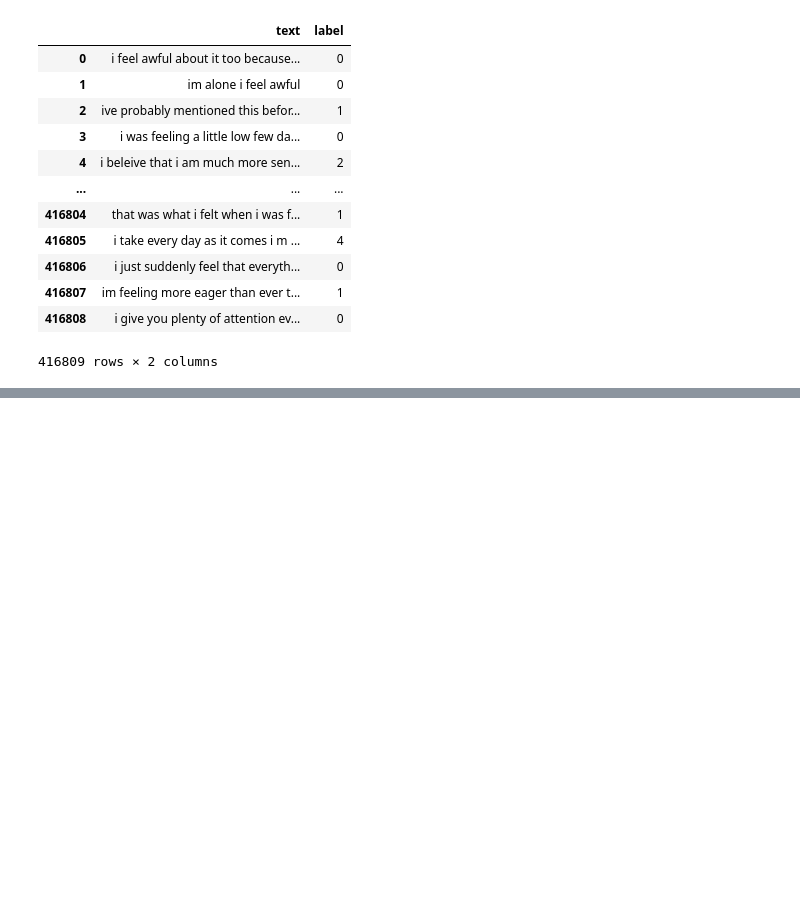
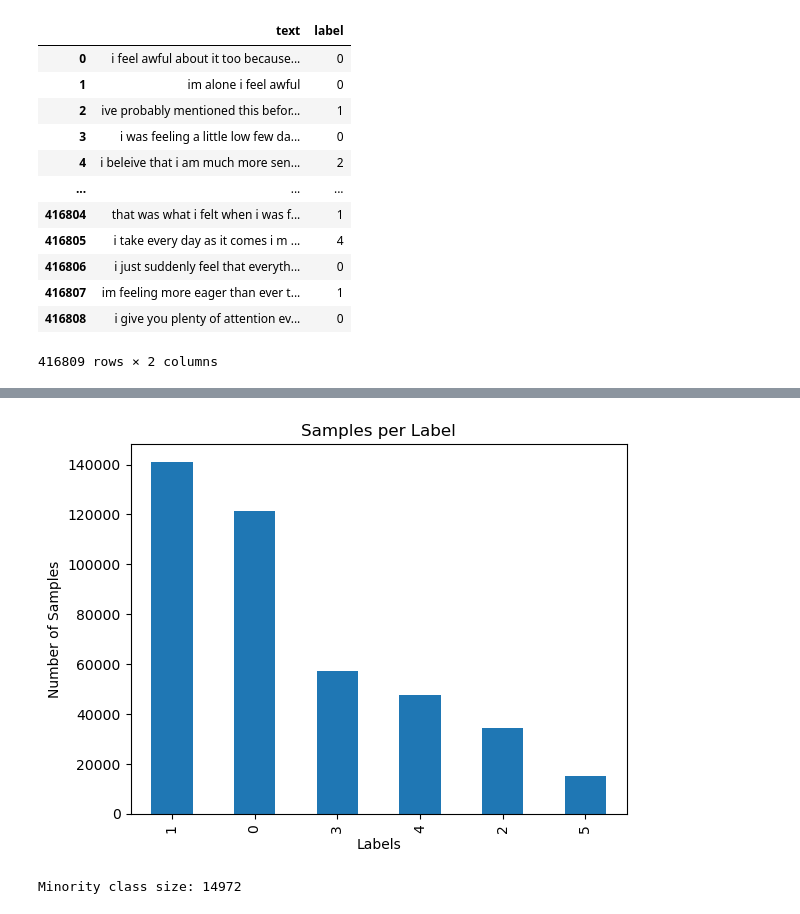
Before and after one commit to Spring-of-Vision/Deep-Learning-NLP, a Jupyter notebook: Bag of Words.ipynb, the cells around one changed output, grey strips where cells are left out. Cells and saved outputs as stored; diff of their text form; code cells hidden in the pictures; blank space fills up the shorter version.

```diff
--- a/Bag of Words.ipynb
+++ b/Bag of Words.ipynb
@@ -33,0 +68,14 @@ df
+# %%
+label_counts.plot(kind='bar')
+plt.title("Samples per Label")
+plt.xlabel("Labels")
+plt.ylabel("Number of Samples")
+plt.show()
+# %% [output]
+[figure, added]
+# %%
+# Determine the minority class size
+minority_class_size = label_counts.min()
+print(f"Minority class size: {minority_class_size}")
+# %% [output]
+Minority class size: 14972
```
Also changed, not shown: parts of 24 cells of this notebook.
